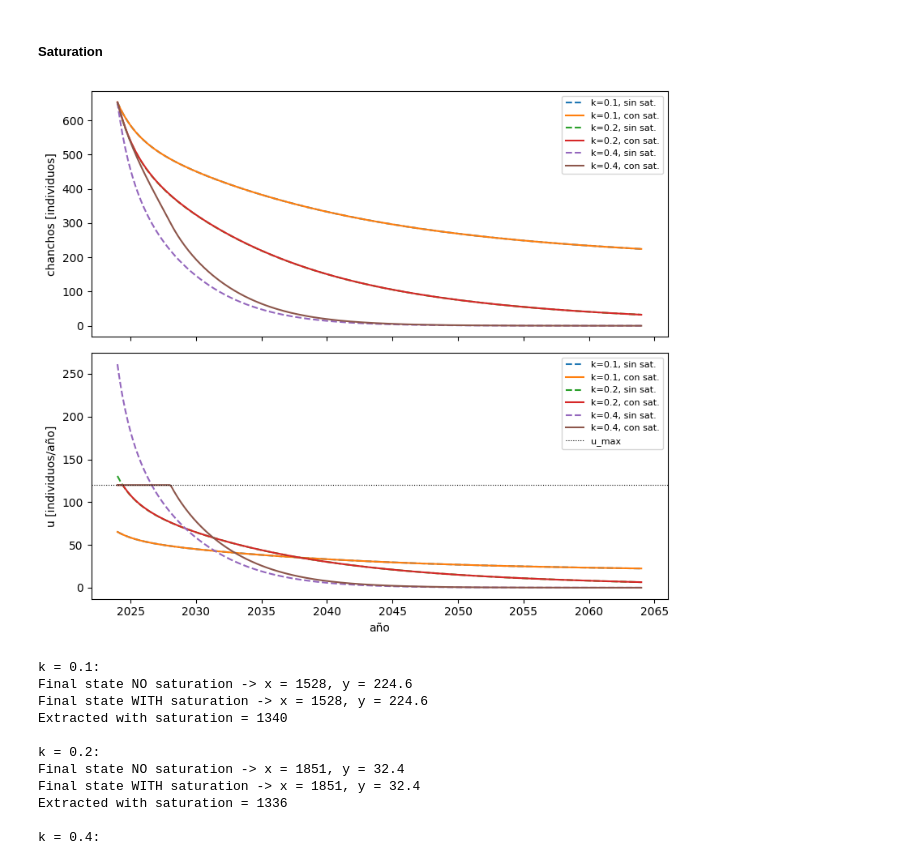
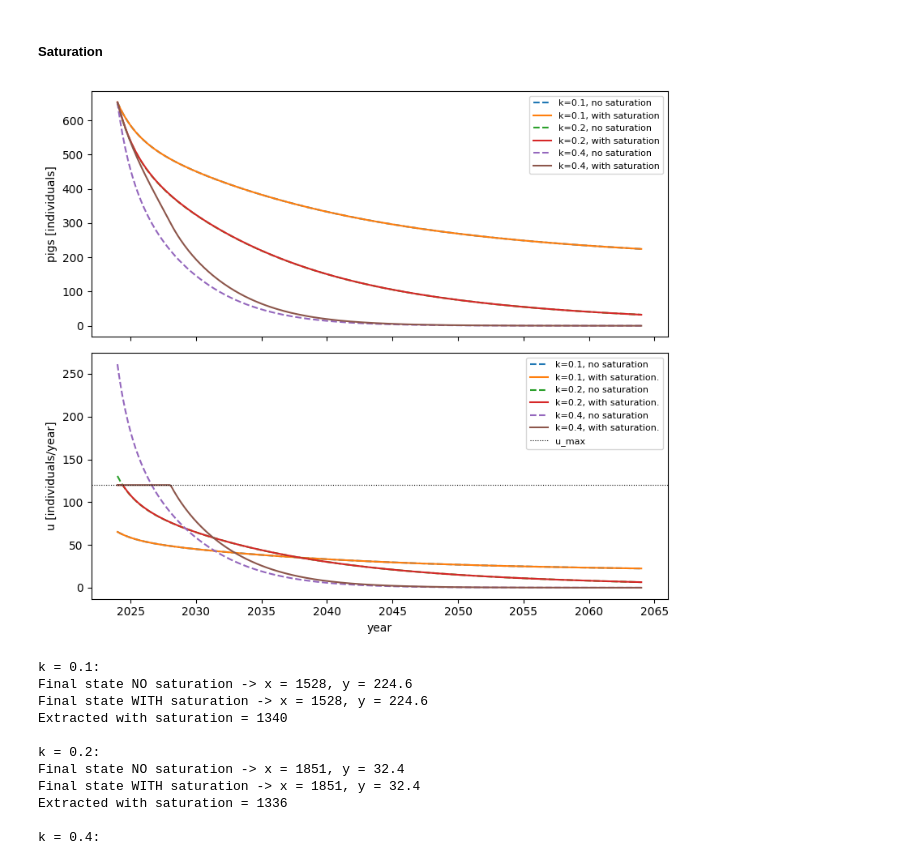
Before and after one commit to PilarOtero/tp1-dinamica-de-sistemas, a Jupyter notebook: notebook.ipynb, the cells around one changed output. Drawn from its saved outputs; the diff is of its cells as text; code cells hidden in the pictures.

```diff
--- a/notebook.ipynb
+++ b/notebook.ipynb
@@ -461,27 +478,28 @@ for k in k_list:
 # %%
 fig, axs = plt.subplots(2, 1, figsize=(8, 7), sharex=True)
 
 for k in [0.1, 0.2, 0.4]:
-    sol_sin = results[k]        # de 3.1, sin saturar
-    sol_con = results_saturation[k]    # con saturación
+    sol_sin = results[k]
+    sol_con = results_saturation[k]
 
-    axs[0].plot(2024 + sol_sin.t, sol_sin.y[1], '--', label=f"k={k}, sin sat.")
-    axs[0].plot(2024 + sol_con.t, sol_con.y[1], '-', label=f"k={k}, con sat.")
+    axs[0].plot(2024 + sol_sin.t, sol_sin.y[1], '--', label=f"k={k}, no saturation")
+    axs[0].plot(2024 + sol_con.t, sol_con.y[1], '-', label=f"k={k}, with saturation")
 
     u_sin = k * sol_sin.y[1]
     u_con = np.minimum(u_max, k * sol_con.y[1])
-    axs[1].plot(2024 + sol_sin.t, u_sin, '--', label=f"k={k}, sin sat.")
-    axs[1].plot(2024 + sol_con.t, u_con, '-', label=f"k={k}, con sat.")
+    axs[1].plot(2024 + sol_sin.t, u_sin, '--', label=f"k={k}, no saturation")
+    axs[1].plot(2024 + sol_con.t, u_con, '-', label=f"k={k}, with saturation.")
 
 axs[1].axhline(u_max, color='k', lw=0.8, ls=':', label="u_max")
-axs[0].set_ylabel("chanchos [individuos]")
-axs[1].set_ylabel("u [individuos/año]")
-axs[1].set_xlabel("año")
+axs[0].set_ylabel("pigs [individuals]")
+axs[1].set_ylabel("u [individuals/year]")
+axs[1].set_xlabel("year")
 axs[0].legend(fontsize=8); axs[1].legend(fontsize=8)
 plt.tight_layout()
+plt.savefig("saturation.png", dpi=150, bbox_inches="tight")
 plt.show()
 # %% [output]
-[figure, old version]
+[figure, new version]
 # %%
 for k in [0.1, 0.2, 0.4]:
     sol_no_sat, sol_sat = results[k], results_saturation[k]
```
Also changed, not shown: parts of 10 cells of this notebook.
